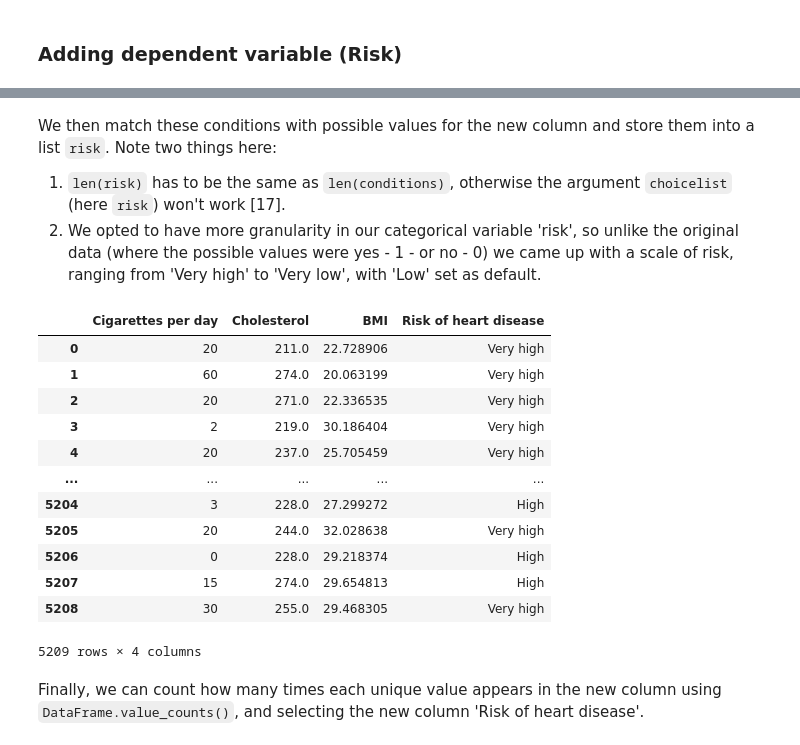
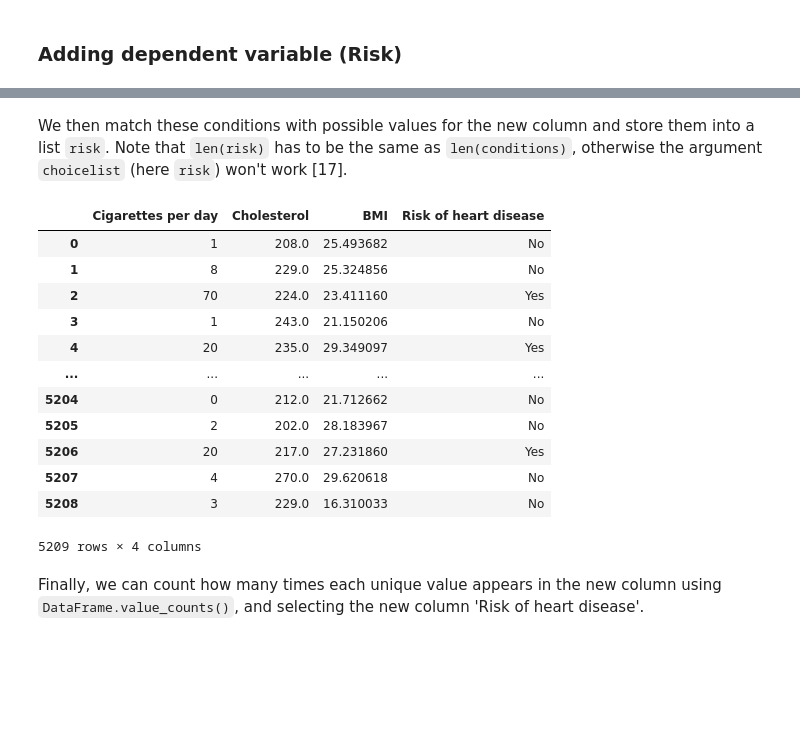
Before and after one commit to caioforteribeiro/progdaproject, a Jupyter notebook: simulation.ipynb, the cells around one changed output, grey strips where cells are left out. Saved outputs shown, nothing was run; the diff lists cells and outputs as text; code cells hidden in the pictures; blank space fills up the shorter version.

Commit message:
Changed conditions for dependent variable and checked references

```diff
--- a/simulation.ipynb
+++ b/simulation.ipynb
@@ -285,30 +280,29 @@ conditions = [
 # %% [markdown]
-We then match these conditions with possible values for the new column and store them into a list `risk`. Note two things here:
-1. `len(risk)` has to be the same as `len(conditions)`, otherwise the argument `choicelist` (here `risk`) won't work \[17\].
-2. We opted to have more granularity in our categorical variable 'risk', so unlike the original data (where the possible values were yes - 1 - or no - 0) we came up with a scale of risk, ranging from 'Very high' to 'Very low', with 'Low' set as default.
+We then match these conditions with possible values for the new column and store them into a list `risk`. Note that `len(risk)` has to be the same as `len(conditions)`, otherwise the argument `choicelist` (here `risk`) won't work \[17\].
-# %%
-#Set values for new column according to conditions
-risk = ['Very high','Very high','Very high','High','High', 'Moderate','Very low']
-
-#Add new column based on conditions and risk
-df['Risk of heart disease'] = np.select(conditions, risk, default='Low')
-
-#Show sample of 5 random rows
-df
-# %% [output]
-|  | Cigarettes per day | Cholesterol | BMI | Risk of heart disease |
-| 0 | 20 | 211.0 | 22.728906 | Very high |
-| 1 | 60 | 274.0 | 20.063199 | Very high |
-| 2 | 20 | 271.0 | 22.336535 | Very high |
-| 3 | 2 | 219.0 | 30.186404 | Very high |
-| 4 | 20 | 237.0 | 25.705459 | Very high |
-| ... | ... | ... | ... | ... |
-| 5204 | 3 | 228.0 | 27.299272 | High |
-| 5205 | 20 | 244.0 | 32.028638 | Very high |
-| 5206 | 0 | 228.0 | 29.218374 | High |
-| 5207 | 15 | 274.0 | 29.654813 | High |
-| 5208 | 30 | 255.0 | 29.468305 | Very high |
-5209 rows × 4 columns
+# %%
+#Set values for new column according to conditions
+risk = ['Yes','Yes','Yes','Yes','Yes', 'Yes','Yes']
+
+#Add new column based on conditions and risk
+tyhd = np.select(conditions, risk, default='No')
+df['Risk of heart disease'] = tyhd
+
+#Show sample of 5 random rows
+df
+# %% [output]
+|  | Cigarettes per day | Cholesterol | BMI | Risk of heart disease |
+| 0 | 1 | 208.0 | 25.493682 | No |
+| 1 | 8 | 229.0 | 25.324856 | No |
+| 2 | 70 | 224.0 | 23.411160 | Yes |
+| 3 | 1 | 243.0 | 21.150206 | No |
+| 4 | 20 | 235.0 | 29.349097 | Yes |
+| ... | ... | ... | ... | ... |
+| 5204 | 0 | 212.0 | 21.712662 | No |
+| 5205 | 2 | 202.0 | 28.183967 | No |
+| 5206 | 20 | 217.0 | 27.231860 | Yes |
+| 5207 | 4 | 270.0 | 29.620618 | No |
+| 5208 | 3 | 229.0 | 16.310033 | No |
+5209 rows × 4 columns
 # %% [markdown]
 Finally, we can count how many times each unique value appears in the new column using `DataFrame.value_counts()`, and selecting the new column 'Risk of heart disease'.
 # %%
```
Also changed, not shown: parts of 13 cells of this notebook.
